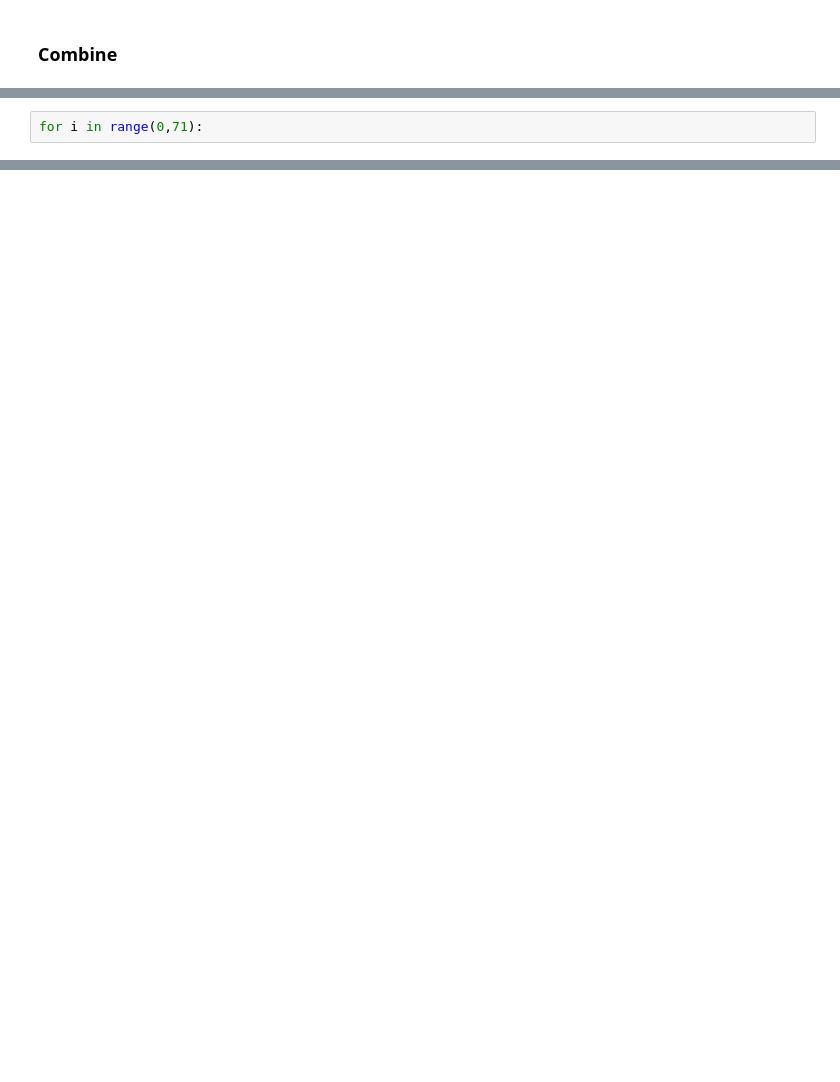
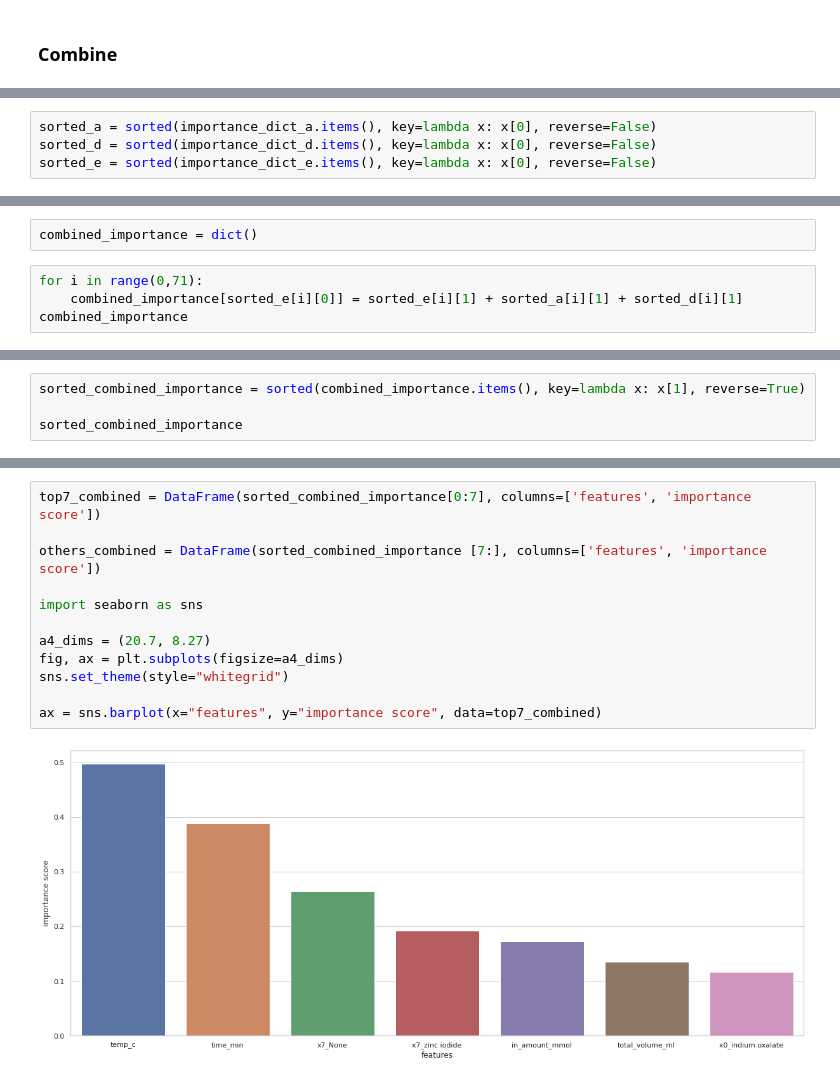
Before and after one commit to Health-Universe/Indium-Phosphide, a Jupyter notebook: notebook/hao/5. Single-output optimizing final model and analyzing.ipynb, the cells around one changed output, grey strips where cells are left out. Saved outputs shown, nothing was run; the diff lists cells and outputs as text; blank space fills up the shorter version.

```diff
--- a/notebook/hao/5. Single-output optimizing final model and analyzing.ipynb
+++ b/notebook/hao/5. Single-output optimizing final model and analyzing.ipynb
@@ -772,0 +786,4 @@ sorted_e[0][1] + sorted_a[0][1]
+# %%
+sorted_a = sorted(importance_dict_a.items(), key=lambda x: x[0], reverse=False)
+sorted_d = sorted(importance_dict_d.items(), key=lambda x: x[0], reverse=False)
+sorted_e = sorted(importance_dict_e.items(), key=lambda x: x[0], reverse=False)
@@ -773,2 +810,6 @@ sorted_e[0][1] + sorted_a[0][1]
+# %%
+combined_importance = dict()
 # %%
 for i in range(0,71):
+    combined_importance[sorted_e[i][0]] = sorted_e[i][1] + sorted_a[i][1] + sorted_d[i][1]
+combined_importance
@@ -774,0 +834,4 @@ for i in range(0,71):
+# %%
+sorted_combined_importance = sorted(combined_importance.items(), key=lambda x: x[1], reverse=True)
+
+sorted_combined_importance
@@ -774,0 +856,14 @@ for i in range(0,71):
+# %%
+top7_combined = DataFrame(sorted_combined_importance[0:7], columns=['features', 'importance score'])
+
+others_combined = DataFrame(sorted_combined_importance [7:], columns=['features', 'importance score'])
+
+import seaborn as sns
+
+a4_dims = (20.7, 8.27)
+fig, ax = plt.subplots(figsize=a4_dims)
+sns.set_theme(style="whitegrid")
+
+ax = sns.barplot(x="features", y="importance score", data=top7_combined)
+# %% [output]
+[figure, added]
```
Also changed, not shown: parts of 11 cells of this notebook.
